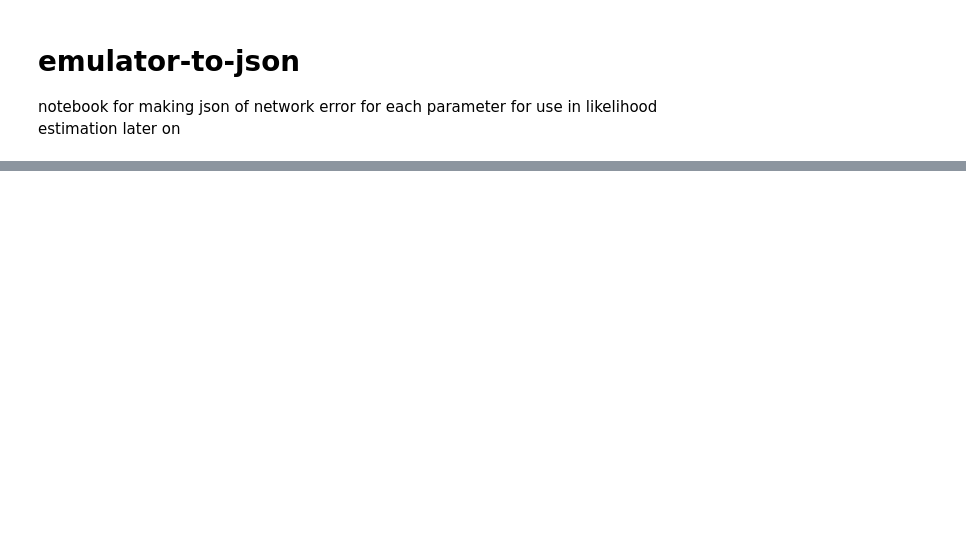
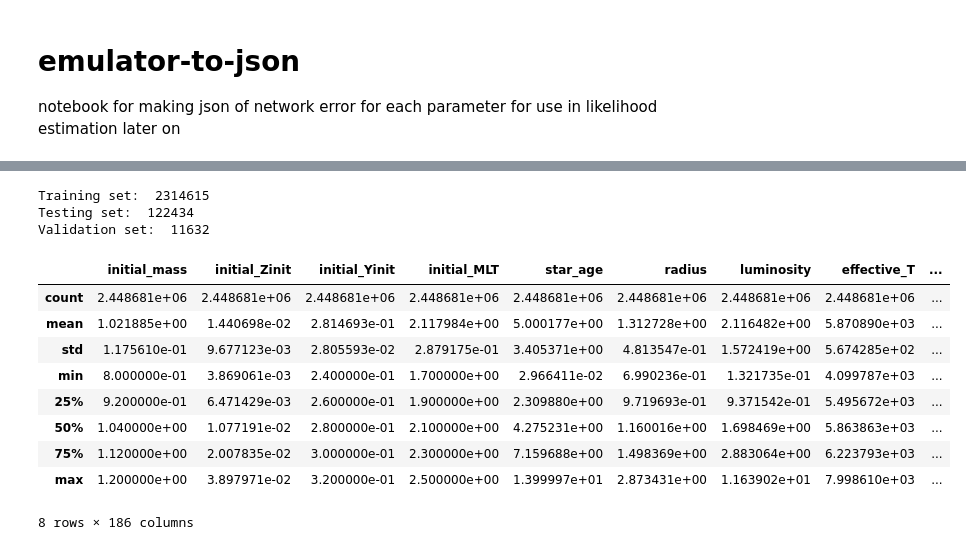
Before and after one commit to ojscutt/sl-pitchfork, a Jupyter notebook: emulator-to-json.ipynb, the cells around one changed output, grey strips where cells are left out. Cells and saved outputs as stored; diff of their text form; code cells hidden in the pictures; blank space fills up the shorter version.

```diff
--- a/emulator-to-json.ipynb
+++ b/emulator-to-json.ipynb
@@ -65,0 +55,41 @@ NameError: name 'InversePCA' is not defined
+# %%
+df_full = pd.read_hdf('/home/oxs235/datastorage/repos_data/ojscutt/pitchfork/data/bob.h5', key='df')
+
+#### define inputs
+inputs = ['log_initial_mass_std', 'log_initial_Zinit_std', 'log_initial_Yinit_std', 'log_initial_MLT_std', 'log_star_age_std']
+
+#### define outputs
+classical_outputs = ['log_radius_std', 'log_luminosity_std', 'star_feh_std']
+astero_outputs = [f'log_nu_0_{i+1}_std' for i in range(5,40)]
+
+outputs = classical_outputs+astero_outputs
+
+#### train/test split
+seed = 42
+
+df_train = df_full.sample(frac=0.95, random_state=seed)
+df_test = df_full.drop(df_train.index)
+
+df_train_inputs, df_val_inputs, df_train_outputs, df_val_outputs = sklearn.model_selection.train_test_split(df_train[inputs],df_train[outputs], test_size = 0.005, random_state=seed)
+
+print("Training set: ", len(df_train_inputs))
+print("Testing set: ", len(df_test))
+print("Validation set: ", len(df_val_inputs))
+
+#### can't have too many describes
+df_test.to_hdf("test_data.h5", index=False,key='df')
+df_full.describe()
+# %% [output]
+Training set:  2314615
+Testing set:  122434
+Validation set:  11632
+|  | initial_mass | initial_Zinit | initial_Yinit | initial_MLT | star_age | radius | luminosity | effective_T | ... |
+| count | 2.448681e+06 | 2.448681e+06 | 2.448681e+06 | 2.448681e+06 | 2.448681e+06 | 2.448681e+06 | 2.448681e+06 | 2.448681e+06 | ... |
+| mean | 1.021885e+00 | 1.440698e-02 | 2.814693e-01 | 2.117984e+00 | 5.000177e+00 | 1.312728e+00 | 2.116482e+00 | 5.870890e+03 | ... |
+| std | 1.175610e-01 | 9.677123e-03 | 2.805593e-02 | 2.879175e-01 | 3.405371e+00 | 4.813547e-01 | 1.572419e+00 | 5.674285e+02 | ... |
+| min | 8.000000e-01 | 3.869061e-03 | 2.400000e-01 | 1.700000e+00 | 2.966411e-02 | 6.990236e-01 | 1.321735e-01 | 4.099787e+03 | ... |
+| 25% | 9.200000e-01 | 6.471429e-03 | 2.600000e-01 | 1.900000e+00 | 2.309880e+00 | 9.719693e-01 | 9.371542e-01 | 5.495672e+03 | ... |
+| 50% | 1.040000e+00 | 1.077191e-02 | 2.800000e-01 | 2.100000e+00 | 4.275231e+00 | 1.160016e+00 | 1.698469e+00 | 5.863863e+03 | ... |
+| 75% | 1.120000e+00 | 2.007835e-02 | 3.000000e-01 | 2.300000e+00 | 7.159688e+00 | 1.498369e+00 | 2.883064e+00 | 6.223793e+03 | ... |
+| max | 1.200000e+00 | 3.897971e-02 | 3.200000e-01 | 2.500000e+00 | 1.399997e+01 | 2.873431e+00 | 1.163902e+01 | 7.998610e+03 | ... |
+8 rows × 186 columns
```
Also changed, not shown: parts of 13 cells of this notebook, 3 other files.
